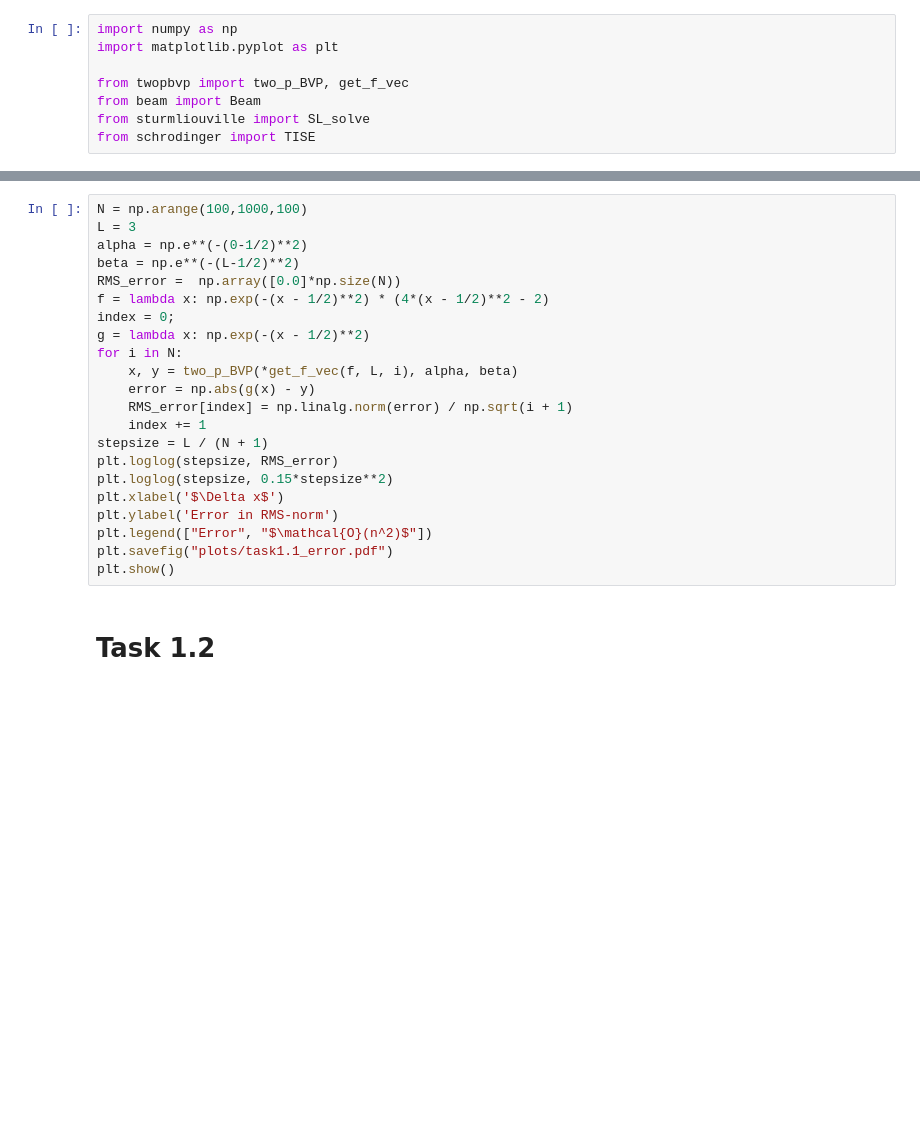
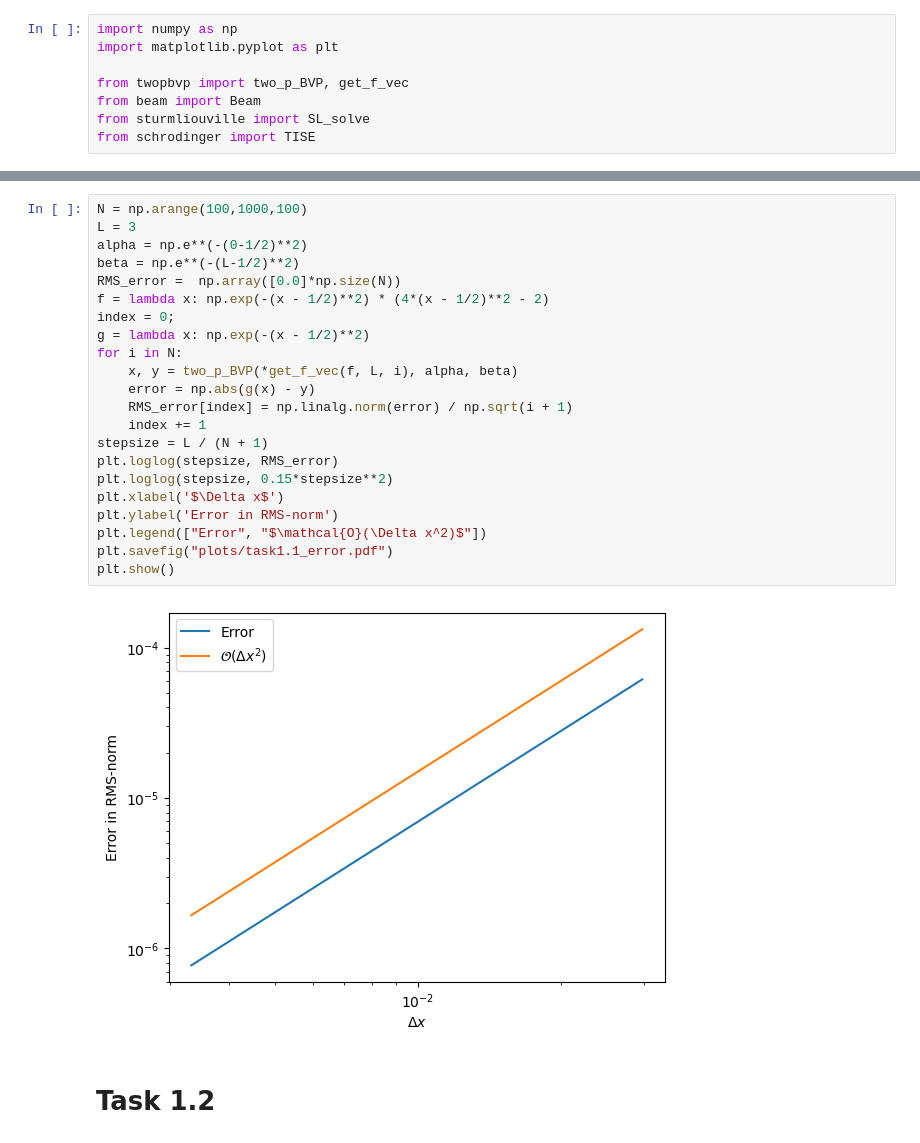
Before and after one commit to varepg/numerical-differential-equations, a Jupyter notebook: project2/project2.ipynb, the cells around one changed output, grey strips where cells are left out. Saved outputs shown, nothing was run; the diff lists cells and outputs as text; blank space fills up the shorter version.

Commit message:
modified two plots

```diff
--- a/project2/project2.ipynb
+++ b/project2/project2.ipynb
@@ -24,25 +26,27 @@ plt.show()
 # %%
 N = np.arange(100,1000,100)
 L = 3
 alpha = np.e**(-(0-1/2)**2)
 beta = np.e**(-(L-1/2)**2)
 RMS_error =  np.array([0.0]*np.size(N))
 f = lambda x: np.exp(-(x - 1/2)**2) * (4*(x - 1/2)**2 - 2)
 index = 0;
 g = lambda x: np.exp(-(x - 1/2)**2)
 for i in N:
     x, y = two_p_BVP(*get_f_vec(f, L, i), alpha, beta)
     error = np.abs(g(x) - y)
     RMS_error[index] = np.linalg.norm(error) / np.sqrt(i + 1)
     index += 1
 stepsize = L / (N + 1)
 plt.loglog(stepsize, RMS_error)
 plt.loglog(stepsize, 0.15*stepsize**2)
 plt.xlabel('$\Delta x$')
 plt.ylabel('Error in RMS-norm')
-plt.legend(["Error", "$\mathcal{O}(n^2)$"])
+plt.legend(["Error", "$\mathcal{O}(\Delta x^2)$"])
 plt.savefig("plots/task1.1_error.pdf")
 plt.show()
+# %% [output]
+[figure, added]
 # %% [markdown]
 # Task 1.2
 # %%
```
Also changed, not shown: parts of 6 cells of this notebook.
